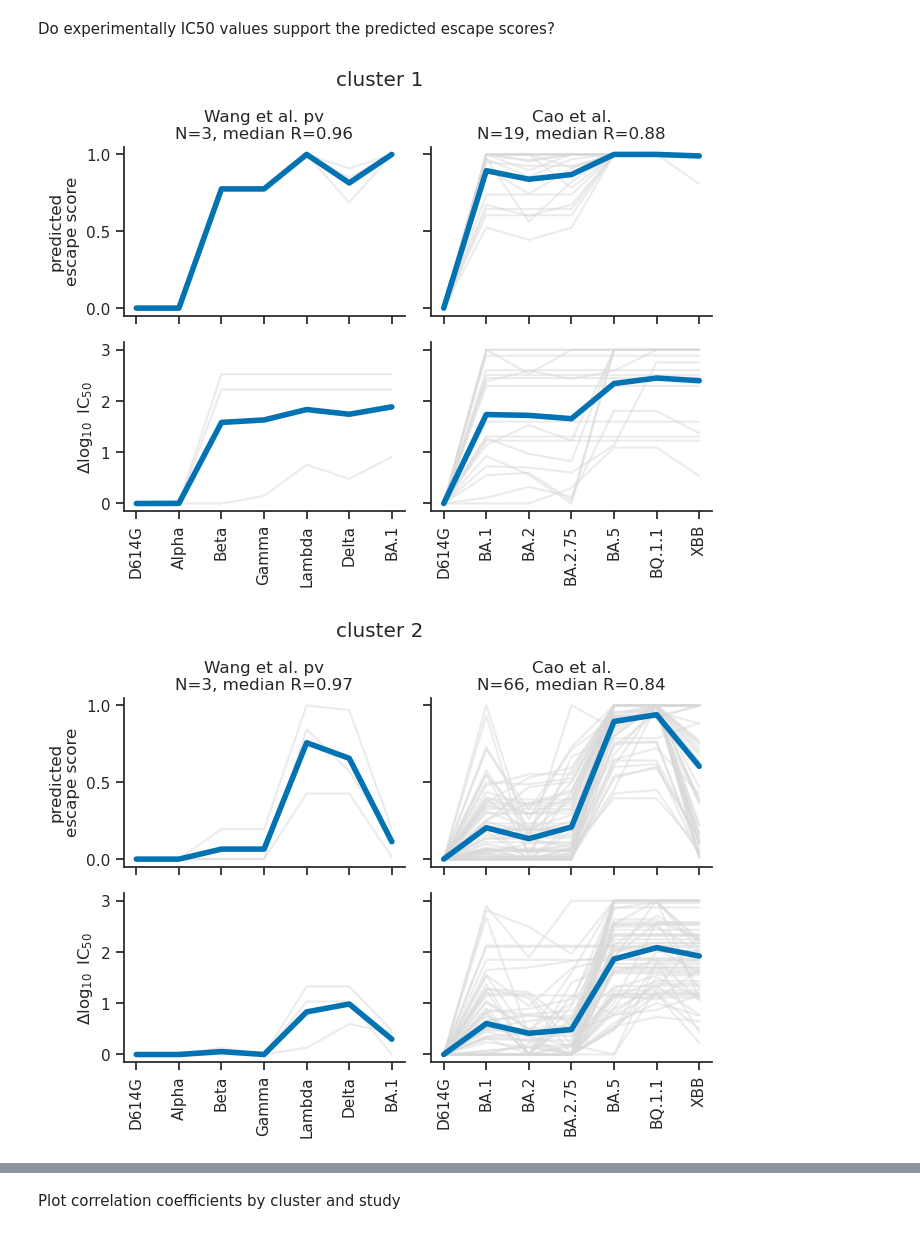
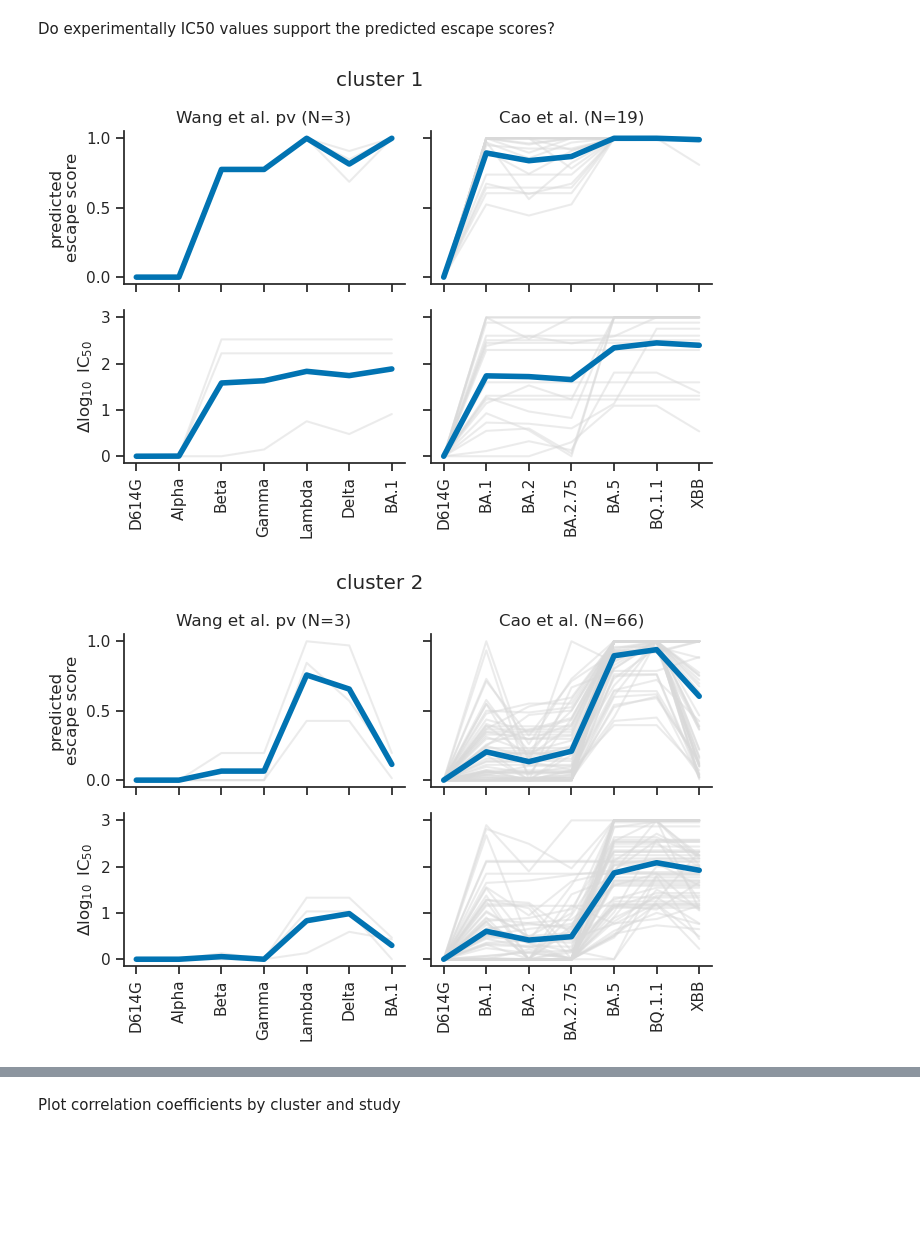
Before and after one commit to matsengrp/ncov-ab-escape, a Jupyter notebook: notebooks/analyze_escape_scores.ipynb, the cells around one changed output, grey strips where cells are left out. Saved outputs shown, nothing was run; the diff lists cells and outputs as text; code cells hidden in the pictures; blank space fills up the shorter version.

Commit message:
Clean up input data

```diff
--- a/notebooks/analyze_escape_scores.ipynb
+++ b/notebooks/analyze_escape_scores.ipynb
@@ -48,7 +48,7 @@ ab_group_df = (
 )
 
 # Read in site-level escape scores from DMS
-escape_calc_resultsdir = '../data/ncov_escape_scores/'
+escape_calc_resultsdir = '../data/escape_calc/'
 site_escape_df = pd.read_csv(os.path.join(escape_calc_resultsdir, 'escape.csv'))
 
 # Read in estimated escape scores for antibodies from Cao et al. and merge with data
@@ -86,10 +86,7 @@ cols = [
     'pv_Lamda', 'pv_Omicron',
     'BLI'
 ]
-wang_ic50s_df = pd.read_excel(
-    os.path.join(escape_calc_resultsdir, 'Wang_ic50_values.xlsx'),
-    skiprows=3, names=cols
-)
+wang_ic50s_df = pd.read_excel('../data/Wang_ic50_values.xlsx', skiprows=3, names=cols)
 wang_ic50s_df = (
     wang_ic50s_df[
         (wang_ic50s_df['antibody'].str.contains('data referenced') == False)
@@ -730,7 +727,7 @@ ab_corr_dict = defaultdict(list)
 for cluster in clusters_to_plot:
 
     (fig, axs) = plt.subplots(
-        ncols=2, nrows=2, figsize=[7,5.5], sharex='col', sharey='row',
+        ncols=2, nrows=2, figsize=[7,5], sharex='col', sharey='row',
         gridspec_kw={'width_ratios': [1, 1]}
     )
     axs = axs.reshape(-1)
@@ -801,39 +798,39 @@ for cluster in clusters_to_plot:
                 n_abs = len(data['antibody'].unique())
                 median_r = np.median(np.array(ab_rs))
                 axs[ax_i].set(
-                    title=f'{study}\nN={n_abs}, median R={round(median_r,2)}',
+                    title=f'{study} (N={n_abs})',
                     yticks=[0, 0.5, 1], ylabel='predicted\nescape score'
                 )
                 metric_ax_i = ax_i
             else:
                 axs[ax_i+2].set(
                     ylabel=r'$\Delta \log_{10}$ IC$_{50}$'
                 )
                 metric_ax_i = ax_i + 2
             sns.lineplot(
                 x='virus', y=metric, data=data, ax=axs[metric_ax_i],
                 units='antibody', estimator=None, c='0.85', alpha=0.5
                 #hue='antibody', hue_order=hue_order,
             )
             if True:
                 sns.lineplot(
                     x='virus', y=metric, data=data, ax=axs[metric_ax_i],
                     linewidth=4, estimator='mean', errorbar=None
                 )
 
         for tick in axs[ax_i+2].get_xticklabels():
             tick.set_rotation(90)
 
     axs[1].set(ylabel='')
     axs[2].set(xlabel='')
     axs[3].set(xlabel='', ylabel='')
     plt.suptitle(f'cluster {cluster}', y=0.97)
     plt.tight_layout()
     sns.despine()
     plt.show()
 
 ic50_corr_df = pd.DataFrame(ic50_corr_dict)
 ab_corr_df = pd.DataFrame(ab_corr_dict)
 # %% [output]
-[figure, old version]
+[figure, new version]
-[figure, old version]
+[figure, new version]
```
Also changed, not shown: parts of 1 cell of this notebook, 24 other files.
